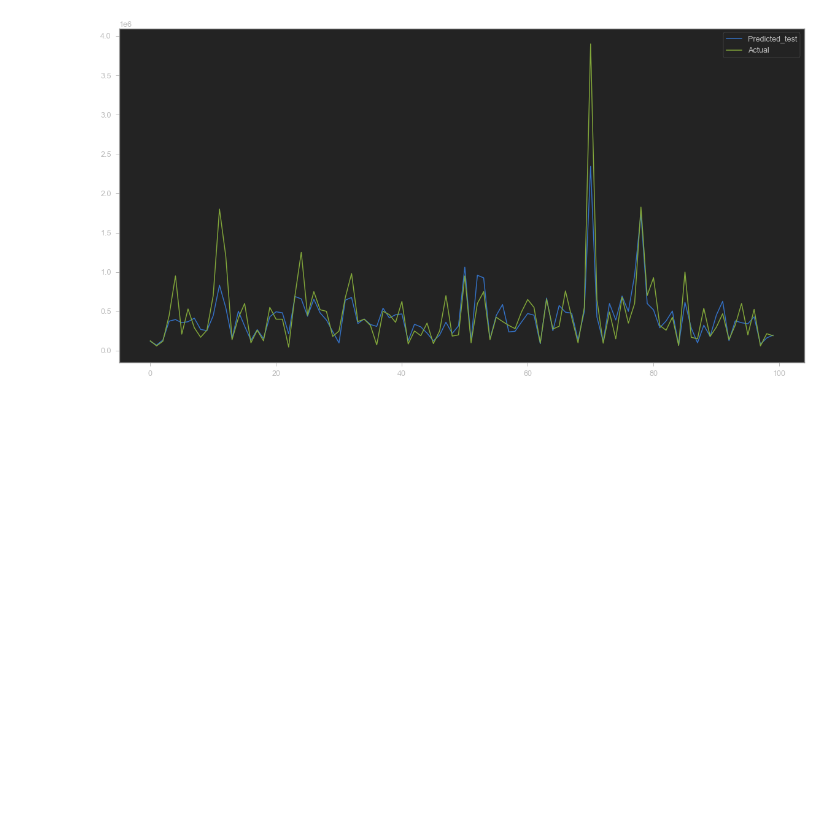
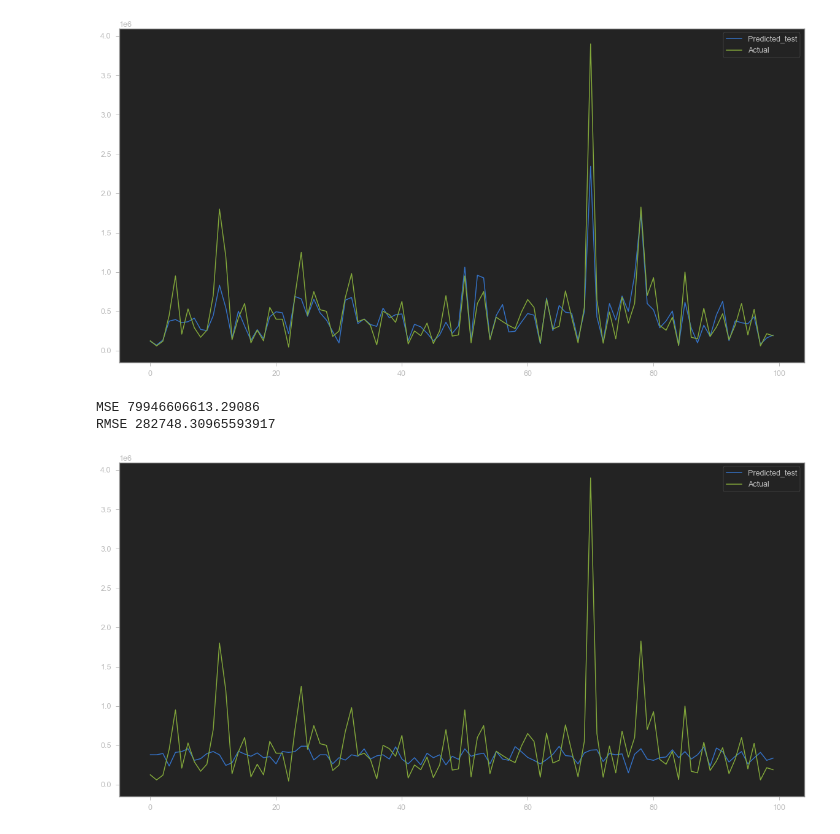
Before and after one commit to ajeet-kumar1087/Car-price-prediction, a Jupyter notebook: CarDekho price estimation/CarDekho(Linear_regression).ipynb, the cells around one changed output. Drawn from its saved outputs; the diff is of its cells as text; code cells hidden in the pictures; blank space fills up the shorter version.

```diff
--- a/CarDekho price estimation/CarDekho(Linear_regression).ipynb
+++ b/CarDekho price estimation/CarDekho(Linear_regression).ipynb
@@ -381,0 +386,16 @@ plt.show()
+# %%
+MSE = mean_squared_error(10**(y_test), 10**(y_pred_ridge))
+RMSE = np.sqrt(MSE)
+print('MSE', MSE)
+print('RMSE', RMSE)
+# %% [output]
+MSE 79946606613.29086
+RMSE 282748.30965593917
+# %%
+plt.figure(figsize=(20,10))
+plt.plot(10**(y_pred_lasso[:100]))
+plt.plot(np.array(10**(y_test[:100])))
+plt.legend(["Predicted_test","Actual"])
+plt.show()
+# %% [output]
+[figure, added]
```
Also changed, not shown: parts of 7 cells of this notebook.
